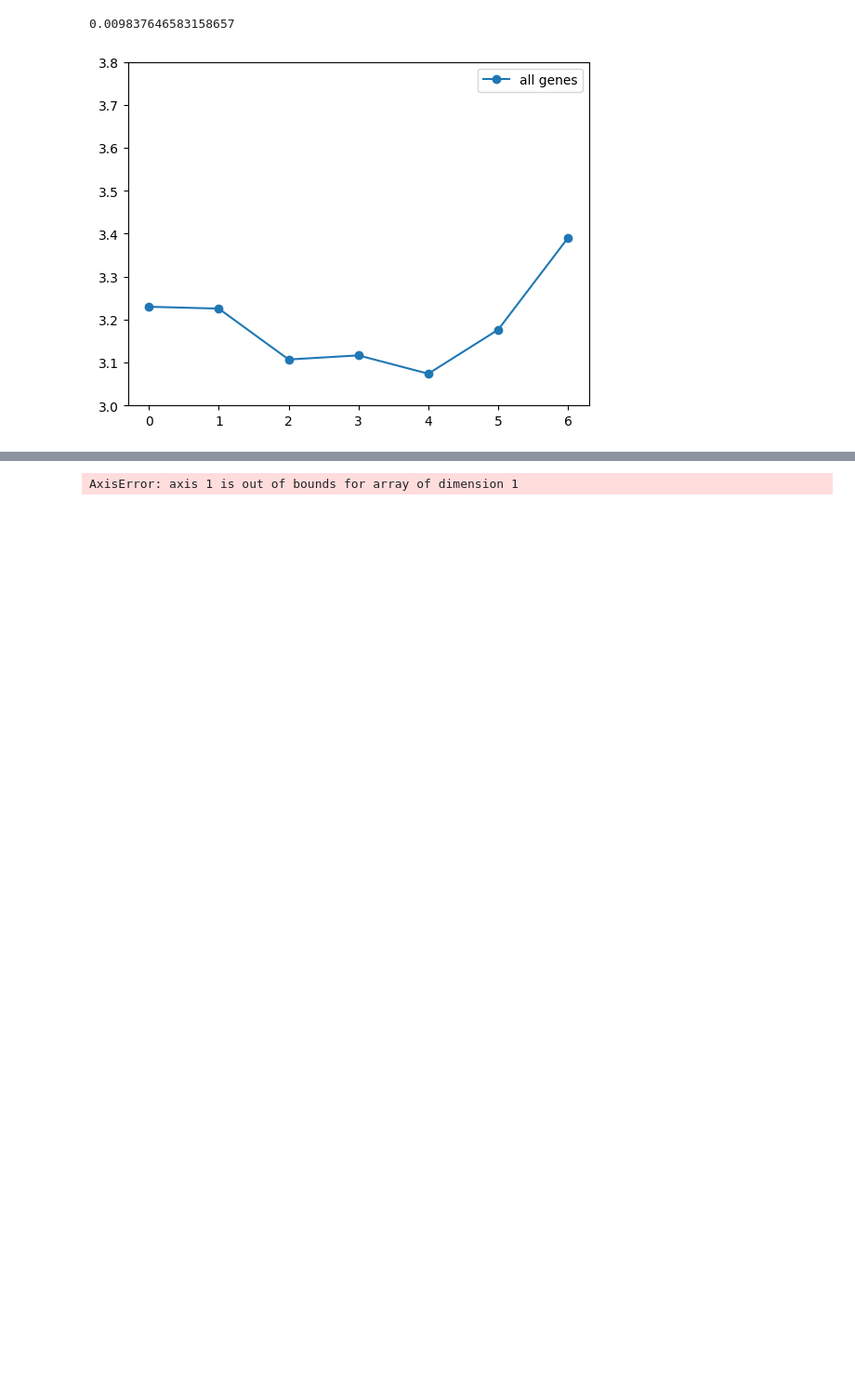
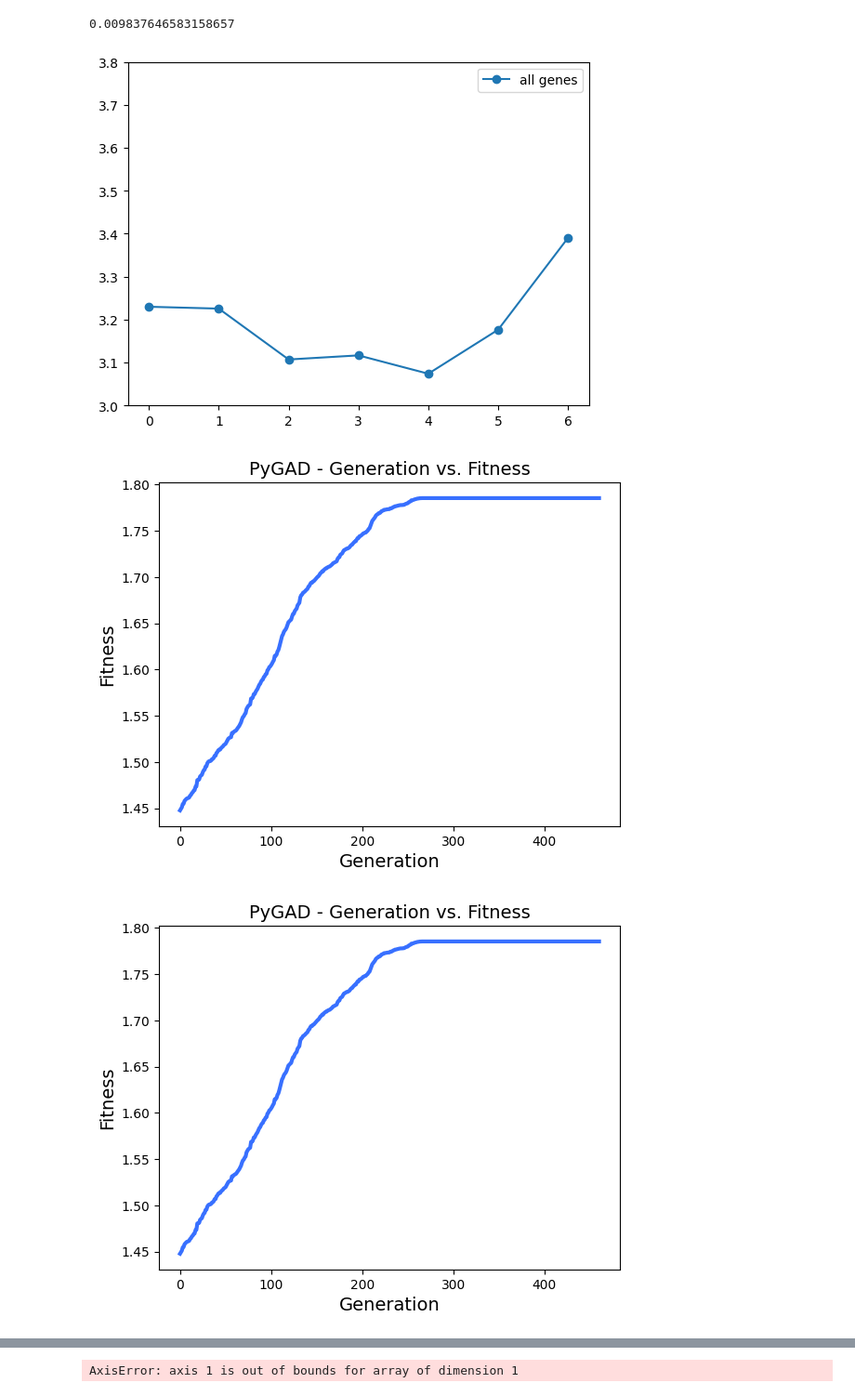
Before and after one commit to lavakin/ga_for_hourglass, a Jupyter notebook: pyGAD_implementation.ipynb, the cells around one changed output, grey strips where cells are left out. Shown at 93% size. Saved outputs shown, nothing was run; the diff lists cells and outputs as text; code cells hidden in the pictures; blank space fills up the shorter version.

```diff
--- a/pyGAD_implementation.ipynb
+++ b/pyGAD_implementation.ipynb
@@ -118,0 +177,5 @@ solution, solution_fitness, solution_idx = ga_instance.best_solution()
+# %%
+solutions[1].plot_fitness()
+# %% [output]
+[figure, added]
+[figure, added]
```
Also changed, not shown: parts of 41 cells of this notebook.
